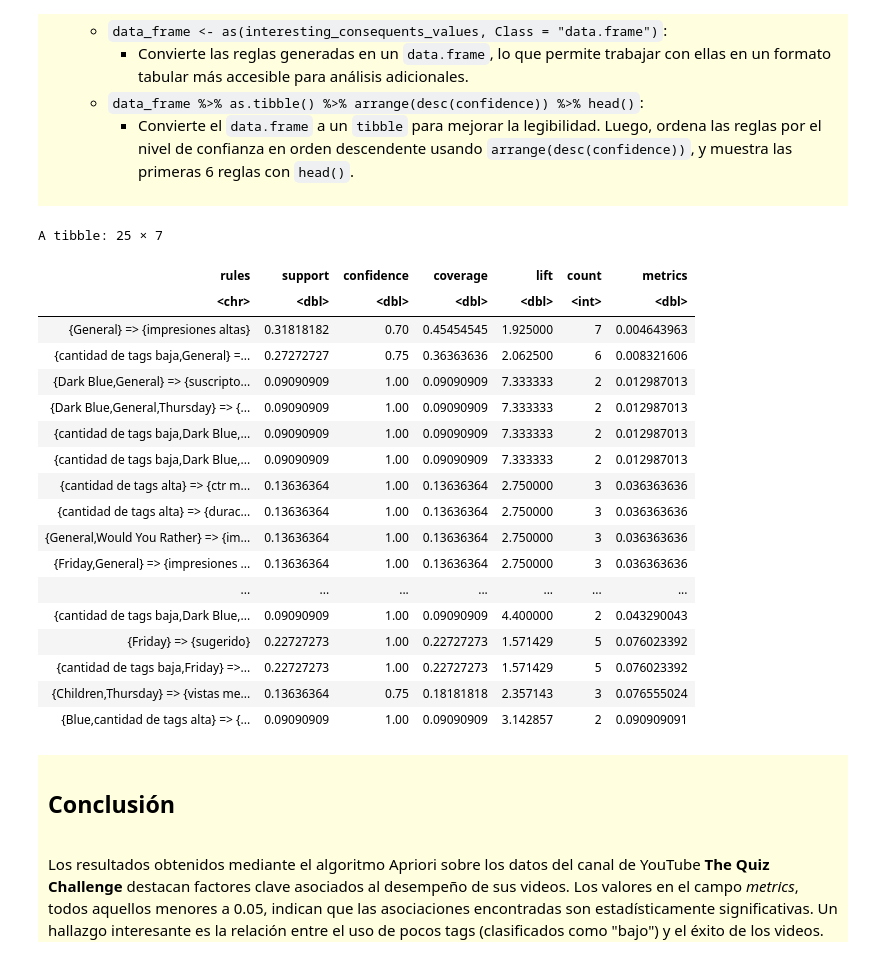
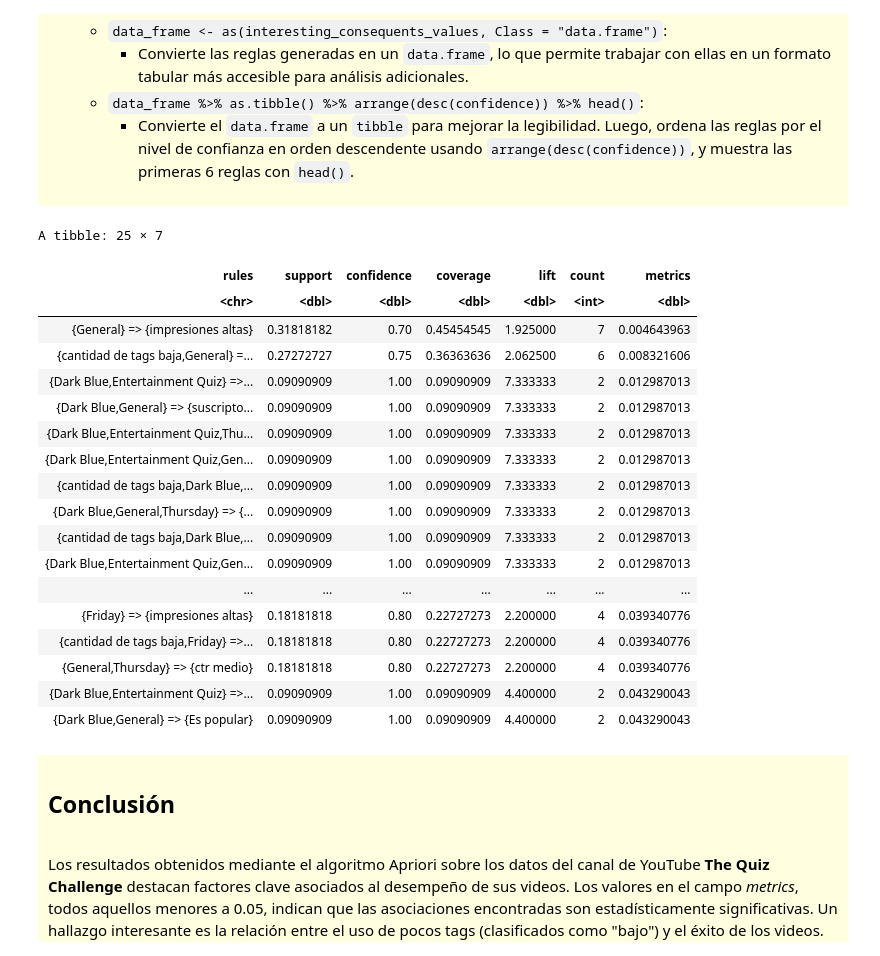
Before and after one commit to cristiandelahooz/descriptive-model-apriori, a Jupyter notebook: notebooks/asociacion/apriori.ipynb, the cells around one changed output. Drawn from its saved outputs; the diff is of its cells as text; code cells hidden in the pictures.

```diff
--- a/notebooks/asociacion/apriori.ipynb
+++ b/notebooks/asociacion/apriori.ipynb
@@ -758,61 +766,66 @@ A tibble: 6 × 8
     </ul>
 </div>
 # %%
-lhs_values <- c("Blue", "Dark Blue", "Red", "cantidad de tags baja",
-                "cantidad de tags media", "cantidad de tags alta",
-                "Trivia Facts Quiz", "General", "Children", "Would You Rather",
-                "Thursday", "Friday", "Sunday", "Tuesday")
+lhs_values <- c(
+  "Blue", "Dark Blue", "Red", "cantidad de tags baja",
+  "cantidad de tags media", "cantidad de tags alta",
+  "Trivia Facts Quiz", "General", "Children", "Would You Rather",
+  "Thursday", "Friday", "Sunday", "Tuesday",
+  "Animals Quiz", "Entertainment Quiz", "Holidays", "Nature Quiz"
+)
+
 rhs_values <- c("impresiones medias", "impresiones altas",
                 "suscriptores media", "suscriptores altos",
                 "vistas altas", "vistas medias", "ctr alto", "ctr medio",
-                "sugerido", "Es popular", "duracion_promedio_vistas medias")
+                "sugerido", "Es popular", "duracion_promedio_vistas medias",
+                "tiempo_reproduccion_horas medias", "tiempo_reproduccion_horas altas")  # nolint
 
 soporte <- 2 / dim(transacciones)[1]
 interesting_consequents_values <- apriori(data = transacciones,
                                           parameter = list(support = soporte,
                                                            confidence = 0.70,
                                                        # Se especifica que se creen reglas # nolint
                                                        target = "rules"),
                                           appearance = list(lhs = lhs_values,
                                                             rhs = rhs_values),
                                           control = list(verbose = FALSE))
 
 
 
 if (length(interesting_consequents_values) == 0) {
   print("No se han encontrado reglas")
 } else {
   metrics <- interestMeasure(interesting_consequents_values,
     measure = c("fishersExactTest"),
     transactions = transacciones
   )
   quality(interesting_consequents_values) <- cbind(quality(interesting_consequents_values), metrics) # nolint
   data_frame <- as(interesting_consequents_values, Class = "data.frame")
   data_frame %>%
     as.tibble() %>%
     arrange(metrics) %>%
     head(25)
 }
 # %% [output]
 A tibble: 25 × 7
 | rules | support | confidence | coverage | lift | count | metrics |
 | <chr> | <dbl> | <dbl> | <dbl> | <dbl> | <int> | <dbl> |
 | {General} => {impresiones altas} | 0.31818182 | 0.70 | 0.45454545 | 1.925000 | 7 | 0.004643963 |
 | {cantidad de tags baja,General} =... | 0.27272727 | 0.75 | 0.36363636 | 2.062500 | 6 | 0.008321606 |
+| {Dark Blue,Entertainment Quiz} =>... | 0.09090909 | 1.00 | 0.09090909 | 7.333333 | 2 | 0.012987013 |
 | {Dark Blue,General} => {suscripto... | 0.09090909 | 1.00 | 0.09090909 | 7.333333 | 2 | 0.012987013 |
+| {Dark Blue,Entertainment Quiz,Thu... | 0.09090909 | 1.00 | 0.09090909 | 7.333333 | 2 | 0.012987013 |
+| {Dark Blue,Entertainment Quiz,Gen... | 0.09090909 | 1.00 | 0.09090909 | 7.333333 | 2 | 0.012987013 |
+| {cantidad de tags baja,Dark Blue,... | 0.09090909 | 1.00 | 0.09090909 | 7.333333 | 2 | 0.012987013 |
 | {Dark Blue,General,Thursday} => {... | 0.09090909 | 1.00 | 0.09090909 | 7.333333 | 2 | 0.012987013 |
 | {cantidad de tags baja,Dark Blue,... | 0.09090909 | 1.00 | 0.09090909 | 7.333333 | 2 | 0.012987013 |
-| {cantidad de tags baja,Dark Blue,... | 0.09090909 | 1.00 | 0.09090909 | 7.333333 | 2 | 0.012987013 |
-| {cantidad de tags alta} => {ctr m... | 0.13636364 | 1.00 | 0.13636364 | 2.750000 | 3 | 0.036363636 |
-| {cantidad de tags alta} => {durac... | 0.13636364 | 1.00 | 0.13636364 | 2.750000 | 3 | 0.036363636 |
-| {General,Would You Rather} => {im... | 0.13636364 | 1.00 | 0.13636364 | 2.750000 | 3 | 0.036363636 |
-| {Friday,General} => {impresiones ... | 0.13636364 | 1.00 | 0.13636364 | 2.750000 | 3 | 0.036363636 |
+| {Dark Blue,Entertainment Quiz,Gen... | 0.09090909 | 1.00 | 0.09090909 | 7.333333 | 2 | 0.012987013 |
 | ... | ... | ... | ... | ... | ... | ... |
-| {cantidad de tags baja,Dark Blue,... | 0.09090909 | 1.00 | 0.09090909 | 4.400000 | 2 | 0.043290043 |
-| {Friday} => {sugerido} | 0.22727273 | 1.00 | 0.22727273 | 1.571429 | 5 | 0.076023392 |
-| {cantidad de tags baja,Friday} =>... | 0.22727273 | 1.00 | 0.22727273 | 1.571429 | 5 | 0.076023392 |
-| {Children,Thursday} => {vistas me... | 0.13636364 | 0.75 | 0.18181818 | 2.357143 | 3 | 0.076555024 |
-| {Blue,cantidad de tags alta} => {... | 0.09090909 | 1.00 | 0.09090909 | 3.142857 | 2 | 0.090909091 |
+| {Friday} => {impresiones altas} | 0.18181818 | 0.80 | 0.22727273 | 2.200000 | 4 | 0.039340776 |
+| {cantidad de tags baja,Friday} =>... | 0.18181818 | 0.80 | 0.22727273 | 2.200000 | 4 | 0.039340776 |
+| {General,Thursday} => {ctr medio} | 0.18181818 | 0.80 | 0.22727273 | 2.200000 | 4 | 0.039340776 |
+| {Dark Blue,Entertainment Quiz} =>... | 0.09090909 | 1.00 | 0.09090909 | 4.400000 | 2 | 0.043290043 |
+| {Dark Blue,General} => {Es popular} | 0.09090909 | 1.00 | 0.09090909 | 4.400000 | 2 | 0.043290043 |
 # %% [markdown]
 <div style="background-color: #FFFFE0; font-family: 'Times New Roman'; padding: 10px;">
     <h2>Conclusión</h2>
```
Also changed, not shown: parts of 1 cell of this notebook, 2 other files.
